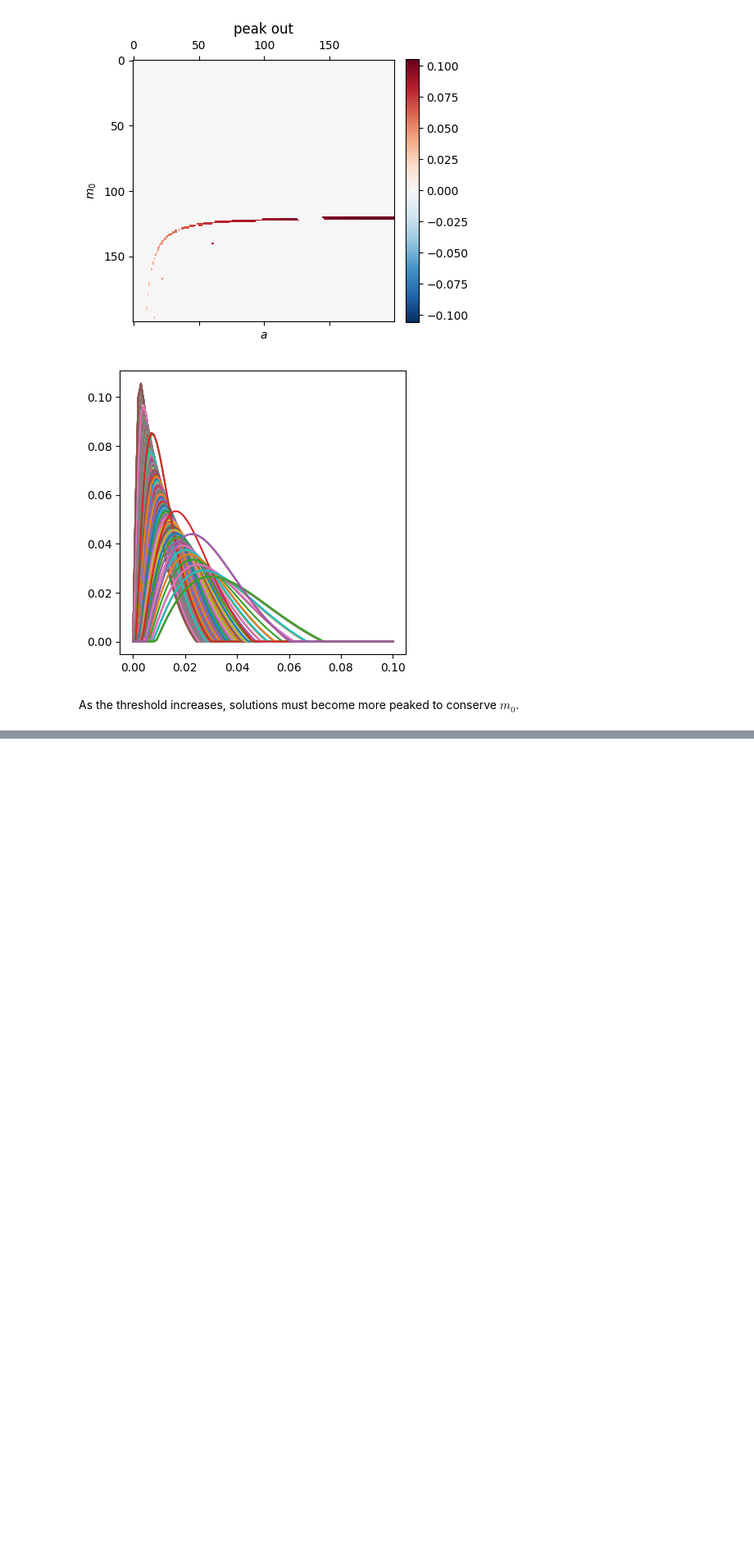
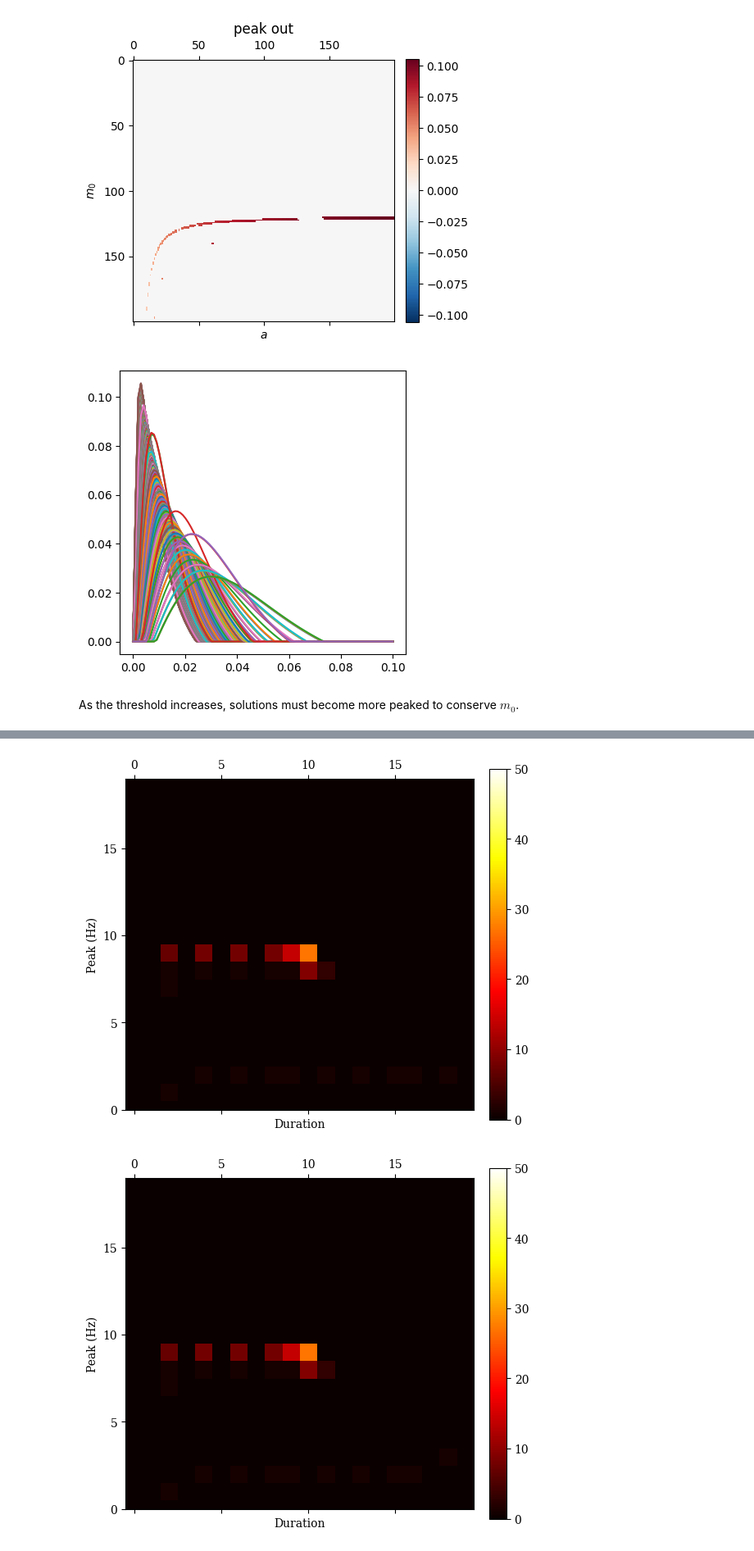
Before and after one commit to davidgbe/automated_plasticity_discovery, a Jupyter notebook: moment_control.ipynb, the cells around one changed output, grey strips where cells are left out. Shown at 82% size. Cells and saved outputs as stored; diff of their text form; code cells hidden in the pictures; blank space fills up the shorter version.

```diff
--- a/moment_control.ipynb
+++ b/moment_control.ipynb
@@ -176,0 +276,28 @@ $\dot{b} = r_{\rm peak} - r_0$
+# %%
+trajs_inh = copy(trajs)
+# %%
+trajs = copy(trajs_inh)
+
+tiling_size = 20
+
+for i_cycle in range(n_cycles):
+    if not i_cycle >= (n_cycles - 2):
+        continue
+#     if not (i_cycle % 1 == 0):
+#         continue
+    density = np.zeros((tiling_size, tiling_size))
+    scale = 2
+    fig, axs = plt.subplots(1, 1, figsize=(3 * scale, 3 * scale))
+    for i_traj in range(trajs.shape[0]):
+        traj = trajs[i_traj, :]
+        density[int(traj[2 * i_cycle] / 0.06 * tiling_size), int(traj[(2 * i_cycle + 1)] / 1.1 * tiling_size)] += 1
+#     density /= density.sum()
+
+    mappable = axs.matshow(density.T, vmin=0, vmax=50, cmap='hot')
+    plt.colorbar(mappable, fraction=0.046, pad=0.04)
+    axs.set_ylim(0, tiling_size - 1)
+    axs.set_xlabel('Duration')
+    axs.set_ylabel('Peak (Hz)')
+# %% [output]
+[figure, added]
+[figure, added]
```
Also changed, not shown: parts of 10 cells of this notebook.
